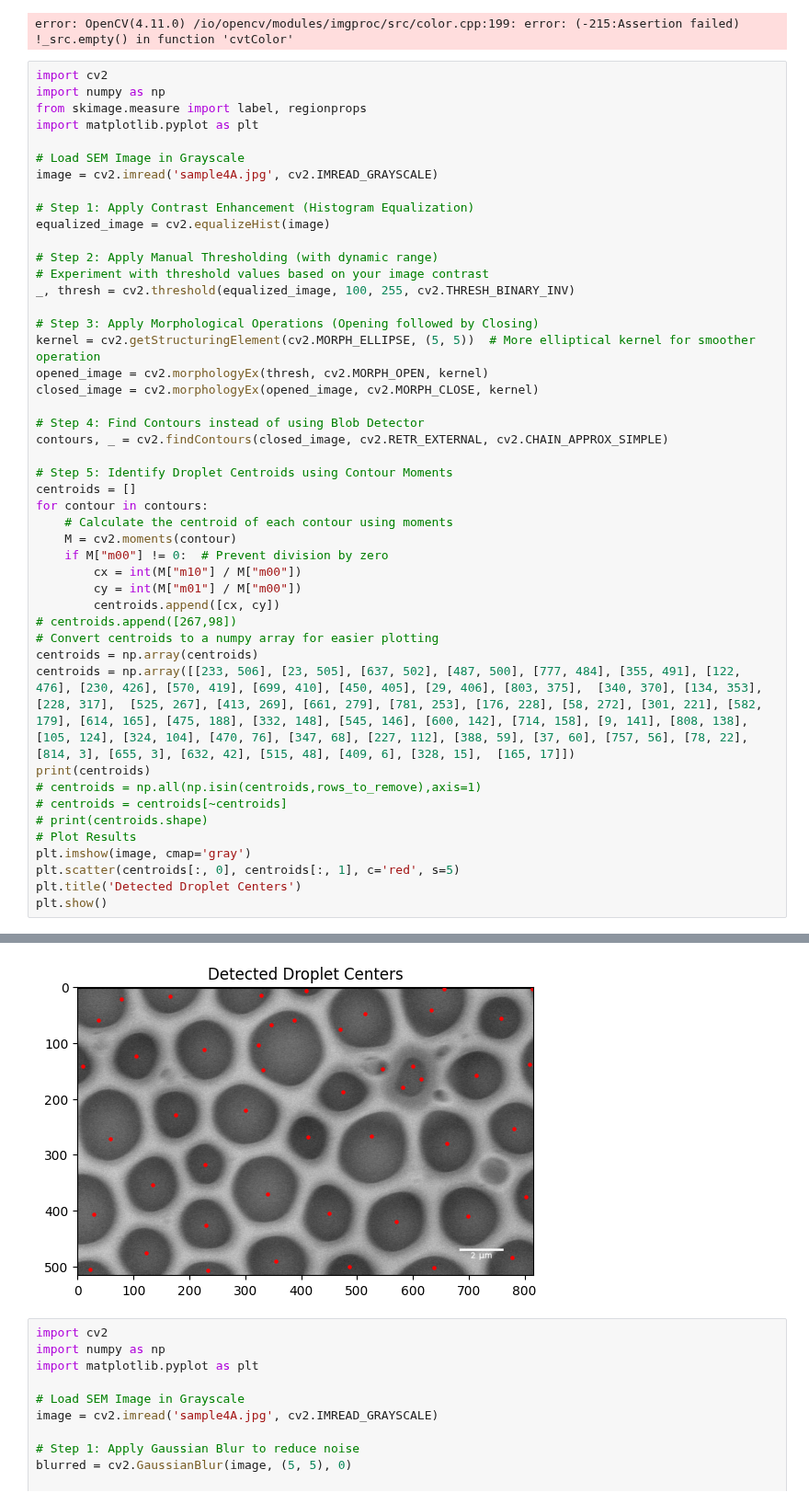
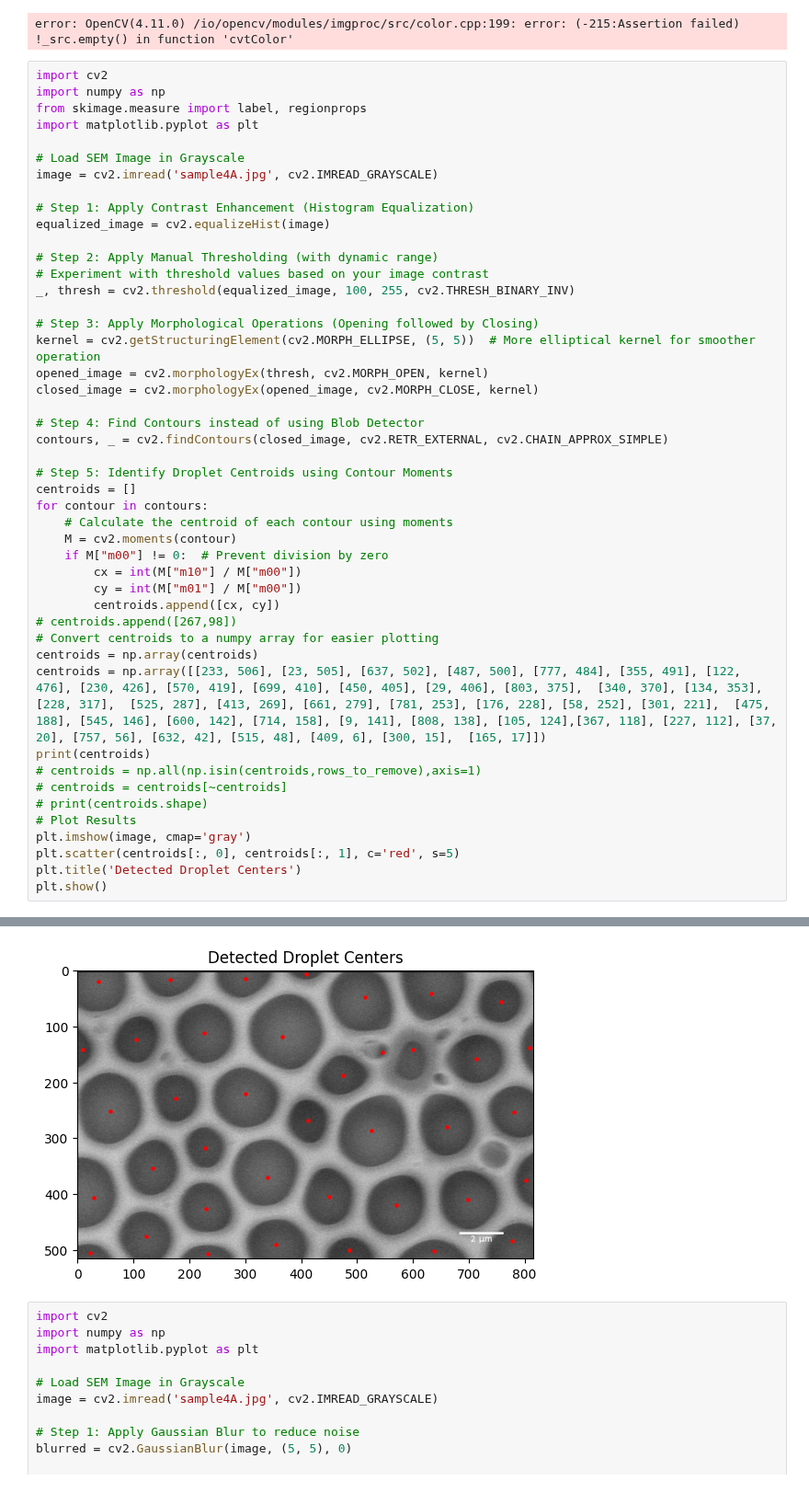
Before and after one commit to lemontang3/Python_Physics, a Jupyter notebook: Voronoi_Analysis.ipynb, the cells around one changed output, grey strips where cells are left out. Shown at 92% size. Drawn from its saved outputs; the diff is of its cells as text.

```diff
--- a/Voronoi_Analysis.ipynb
+++ b/Voronoi_Analysis.ipynb
@@ -135,7 +135,7 @@ for contour in contours:
 # centroids.append([267,98])
 # Convert centroids to a numpy array for easier plotting
 centroids = np.array(centroids)
-centroids = np.array([[233, 506], [23, 505], [637, 502], [487, 500], [777, 484], [355, 491], [122, 476], [230, 426], [570, 419], [699, 410], [450, 405], [29, 406], [803, 375],  [340, 370], [134, 353],  [228, 317],  [525, 267], [413, 269], [661, 279], [781, 253], [176, 228], [58, 272], [301, 221], [582, 179], [614, 165], [475, 188], [332, 148], [545, 146], [600, 142], [714, 158], [9, 141], [808, 138], [105, 124], [324, 104], [470, 76], [347, 68], [227, 112], [388, 59], [37, 60], [757, 56], [78, 22], [814, 3], [655, 3], [632, 42], [515, 48], [409, 6], [328, 15],  [165, 17]])
+centroids = np.array([[233, 506], [23, 505], [637, 502], [487, 500], [777, 484], [355, 491], [122, 476], [230, 426], [570, 419], [699, 410], [450, 405], [29, 406], [803, 375],  [340, 370], [134, 353],  [228, 317],  [525, 287], [413, 269], [661, 279], [781, 253], [176, 228], [58, 252], [301, 221],  [475, 188], [545, 146], [600, 142], [714, 158], [9, 141], [808, 138], [105, 124],[367, 118], [227, 112], [37, 20], [757, 56], [632, 42], [515, 48], [409, 6], [300, 15],  [165, 17]])
 print(centroids)
 # centroids = np.all(np.isin(centroids,rows_to_remove),axis=1)
 # centroids = centroids[~centroids]
@@ -165,5 +165,5 @@ plt.show()
  [165  17]]
-[figure, old version]
+[figure, new version]
 # %%
 import cv2
 import numpy as np
```
Also changed, not shown: parts of 4 cells of this notebook.
